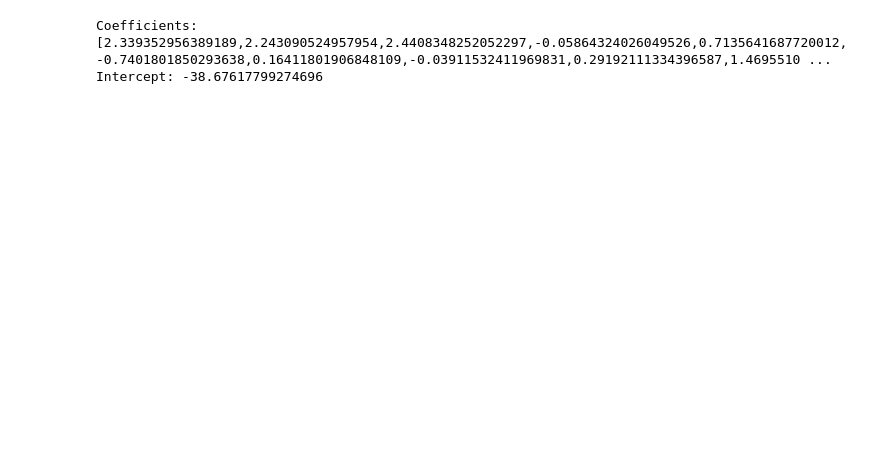
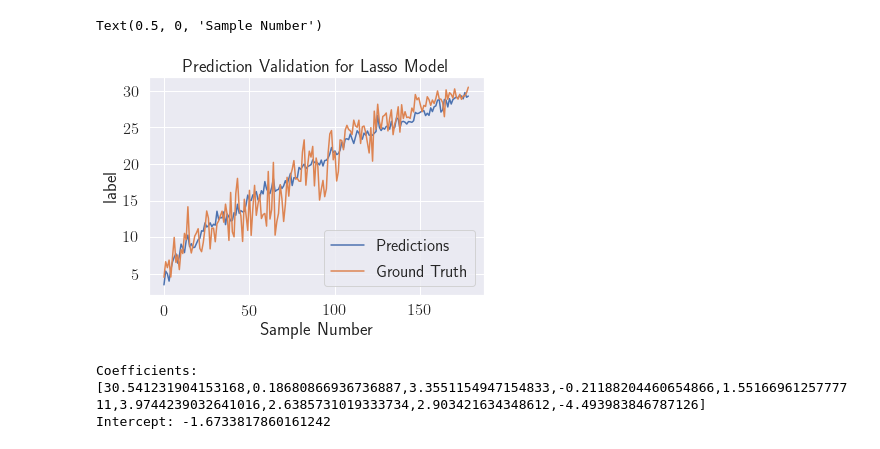
Before and after one commit to brendanwliu/pstat135_final, a Jupyter notebook: linear_regression.ipynb, the cells around one changed output. Cells and saved outputs as stored; diff of their text form; code cells hidden in the pictures; blank space fills up the shorter version.

```diff
--- a/linear_regression.ipynb
+++ b/linear_regression.ipynb
@@ -97,2 +144,10 @@ gl_eval.evaluate(gl_pred)
+# %%
+gl_preds = gl_pred.toPandas()
+test_pd = test.toPandas()
+sns.lineplot(gl_preds.index,gl_preds.prediction, label="Predictions")
+sns.lineplot(gl_preds.index, test_pd.label, label = "Ground Truth")
+plt.title("Prediction and GT for GLM")
+plt.xlabel("Sample Number")
+plt.ylabel("Water Temperature (C)")
 # %%
 # lasso regression
@@ -136,13 +191,22 @@ Intercept: -38.05068552325747
+# %%
+lasso_preds = lasso_pred.toPandas()
+sns.lineplot(lasso_preds.index,lasso_preds.prediction, label="Predictions")
+sns.lineplot(lasso_preds.index, test_pd.label, label="Ground Truth")
+plt.title("Prediction Validation for Lasso Model")
+plt.xlabel("Sample Number")
+# %% [output]
+Text(0.5, 0, 'Sample Number')
+[figure, added]
 # %%
 # ridge regression
-ridge = LinearRegression(featuresCol='scaledFeatures', labelCol='label', maxIter=10, regParam=.2, elasticNetParam=0)
+ridge = LinearRegression(featuresCol='scaledFeatures', labelCol='label', maxIter=10, regParam=.1, elasticNetParam=0)
 ridge_model = ridge.fit(train)
 
 print("Coefficients: "+ str(ridge_model.coefficients))
 print("Intercept: "+ str(ridge_model.intercept))
 # %% [output]
-Coefficients: [2.339352956389189,2.243090524957954,2.4408348252052297,-0.05864324026049526,0.7135641687720012,-0.7401801850293638,0.16411801906848109,-0.03911532411969831,0.29192111334396587,1.4695510 ...
-Intercept: -38.67617799274696
+Coefficients: [30.541231904153168,0.18680866936736887,3.3551154947154833,-0.21188204460654866,1.5516696125777711,3.9744239032641016,2.6385731019333734,2.903421634348612,-4.493983846787126]
+Intercept: -1.6733817860161242
 # %%
 ridge_pred = ridge_model.transform(test)
 ridge_eval = RegressionEvaluator(predictionCol = "prediction", labelCol="label", metricName = "rmse")
```
Also changed, not shown: parts of 14 cells of this notebook, 17 other files.
